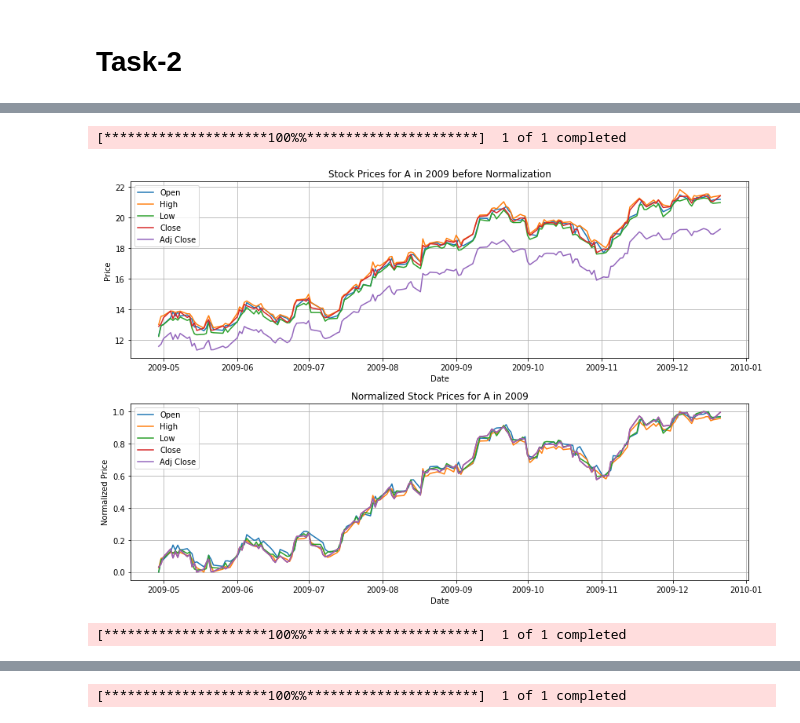
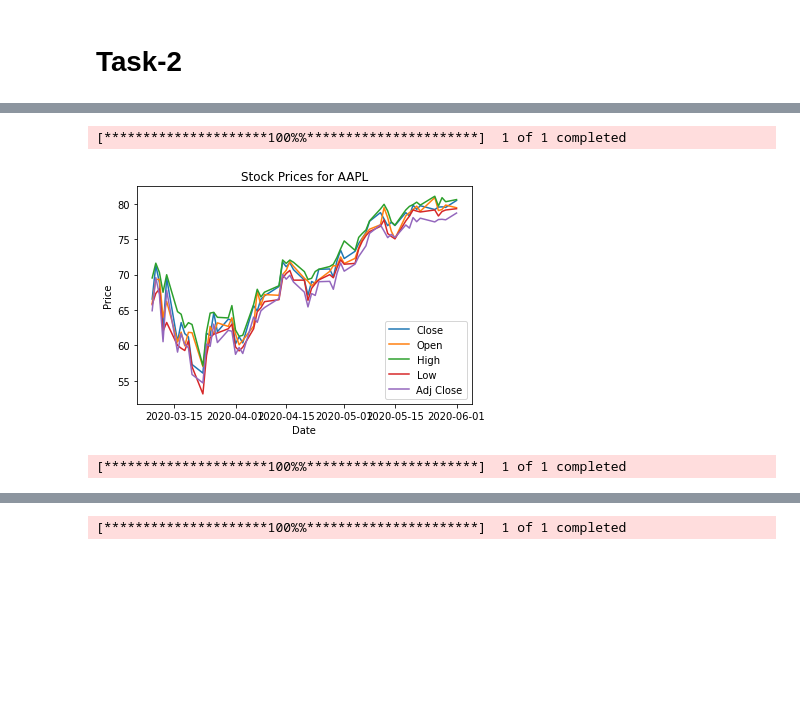
Before and after one commit to Yaadee/Finance_Data_Analysis, a Jupyter notebook: notebooks/Financial_EDA.ipynb, the cells around one changed output, grey strips where cells are left out. Drawn from its saved outputs; the diff is of its cells as text; code cells hidden in the pictures; blank space fills up the shorter version.

```diff
--- a/notebooks/Financial_EDA.ipynb
+++ b/notebooks/Financial_EDA.ipynb
@@ -492,20 +484,0 @@ for keyword, frequency in common_keywords:
-# %%
-# with a column named 'date' containing the publication dates.
-
-# Convert the 'date' column to datetime format
-df['date'] = pd.to_datetime(df['date'],format='ISO8601')
-
-# Set the 'date' column as the index
-df.set_index('date', inplace=True)
-
-# Resample the data to get the count of articles per day
-article_count_per_day = df.resample('D').size()
-
-# Plot the publication frequency over time
-plt.figure(figsize=(12, 6))
-article_count_per_day.plot()
-plt.title('Publication Frequency Over Time')
-plt.xlabel('Date')
-plt.ylabel('Number of Articles Published')
-plt.grid(True)
-plt.show()
@@ -567,63 +545,44 @@ from sklearn.preprocessing import MinMaxScaler
 # %%
 # Stock price fetching using yfinance
 # %%
-# Calculating the earliest and latest date for each stock to define the period for which to fetch stock prices
-df['date'] = pd.to_datetime(df['date'],format='ISO8601')
+from datetime import timedelta
+df['date'] = pd.to_datetime(df['date'], format='ISO8601')
 
-# Group the data by year
-df['year'] = df['date'].dt.year
+# Define the list of company symbols
+companies = ['AAPL', 'GOOGL','AMZN',]
 
-# Calculate the earliest and latest date for each stock to define the period for which to fetch stock prices
-date_ranges = df.groupby(['stock', 'year'])['date'].agg(['min', 'max'])
+# Define Rolling Window Parameters
+window_size = timedelta(days=30)  # One month window
 
-# Fetch and plot stock data for each stock based on the calculated date ranges
-for (symbol, year), date_range in date_ranges.iterrows():
-    start_date = date_range['min']
-    end_date = date_range['max']
+# Fetch Stock Prices within Rolling Windows and Plot for each company
+for company in companies:
+    # Filter data for the current company
+    company_data = df[df['stock'] == company]
+
     try:
-        # Fetch stock data
-        stock_data = yf.download(symbol, start=start_date, end=end_date)
+        # Fetch stock data for the current company based on the entire date range
+        stock_data = yf.download(company, start=company_data['date'].min(), end=company_data['date'].max())
 
-        # Plot stock data before normalization
-        plt.figure(figsize=(12, 8))
-        plt.subplot(2, 1, 1)
-        plt.plot(stock_data.index, stock_data['Open'], label='Open')
-        plt.plot(stock_data.index, stock_data['High'], label='High')
-        plt.plot(stock_data.index, stock_data['Low'], label='Low')
-        plt.plot(stock_data.index, stock_data['Close'], label='Close')
-        plt.plot(stock_data.index, stock_data['Adj Close'], label='Adj Close')
-        plt.title(f"Stock Prices for {symbol} in {year} before Normalization")
-        plt.xlabel("Date")
-        plt.ylabel("Price")
-        plt.legend(loc='upper left')
-        plt.grid(True)
+        if not stock_data.empty:  # Check if data is not empty
+            # Plot stock prices
+            plt.plot(stock_data.index, stock_data['Close'], label='Close')
+            plt.plot(stock_data.index, stock_data['Open'], label='Open')
+            plt.plot(stock_data.index, stock_data['High'], label='High')
+            plt.plot(stock_data.index, stock_data['Low'], label='Low')
+            plt.plot(stock_data.index, stock_data['Adj Close'], label='Adj Close')
 
-        # Normalize the stock data
-        scaler = MinMaxScaler()
-        normalized_data = scaler.fit_transform(stock_data[['Open', 'High', 'Low', 'Close', 'Adj Close']])
-        normalized_data = pd.DataFrame(normalized_data, columns=['Open', 'High', 'Low', 'Close', 'Adj Close'])
-        normalized_data.index = stock_data.index
+            plt.title(f'Stock Prices for {company}')
+            plt.xlabel('Date')
+            plt.ylabel('Price')
+            plt.legend()
+            plt.show()
 
-        # Plot normalized stock data
-        plt.subplot(2, 1, 2)
-        plt.plot(normalized_data.index, normalized_data['Open'], label='Open')
-        plt.plot(normalized_data.index, normalized_data['High'], label='High')
-        plt.plot(normalized_data.index, normalized_data['Low'], label='Low')
-        plt.plot(normalized_data.index, normalized_data['Close'], label='Close')
-        plt.plot(normalized_data.index, normalized_data['Adj Close'], label='Adj Close')
-        plt.title(f"Normalized Stock Prices for {symbol} in {year}")
-        plt.xlabel("Date")
-        plt.ylabel("Normalized Price")
-        plt.legend(loc='upper left')
-        plt.grid(True)
-
-        plt.tight_layout()
-        plt.show()
+        else:
+            print(f"No data available for {company}")
 
     except Exception as e:
-        print(f"Error fetching data for {symbol} in {year}: {e}")
-        continue  # Skip to the next symbol if an error occurs
+        print(f"Error fetching data for {company}: {e}")
 # %% [output]
 [*********************100%%**********************]  1 of 1 completed
-[figure, old version]
+[figure, new version]
 [*********************100%%**********************]  1 of 1 completed
```
Also changed, not shown: parts of 29 cells of this notebook, 1 other file.
